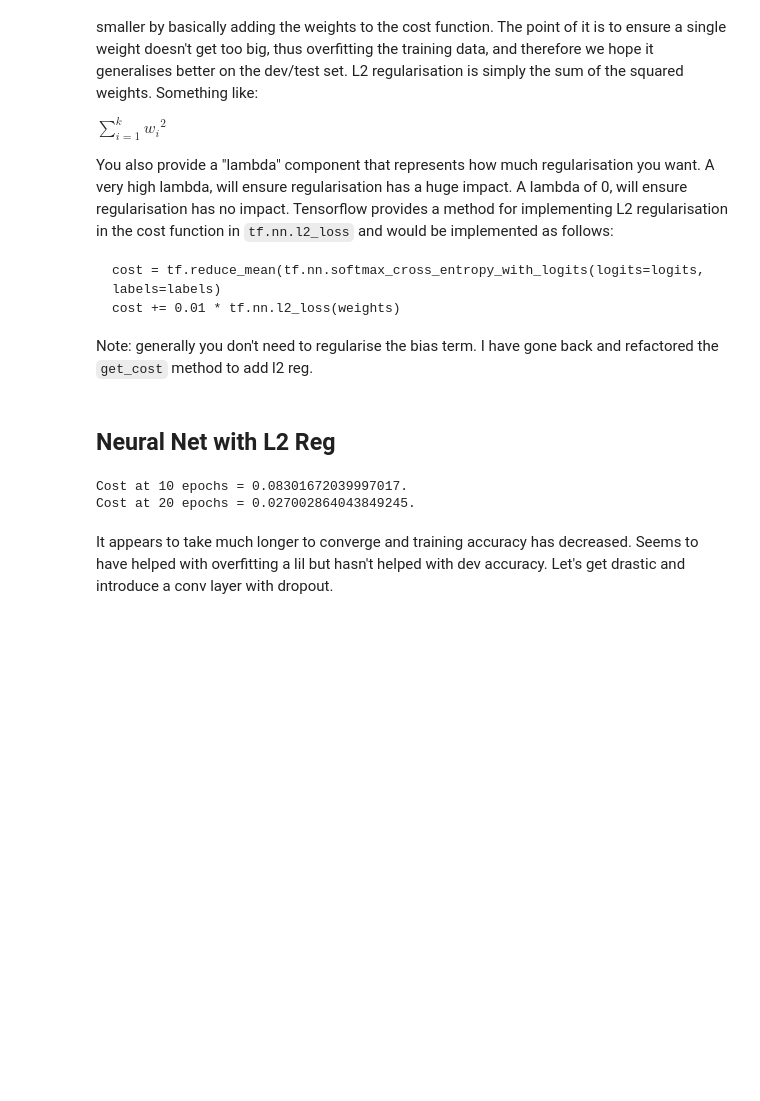
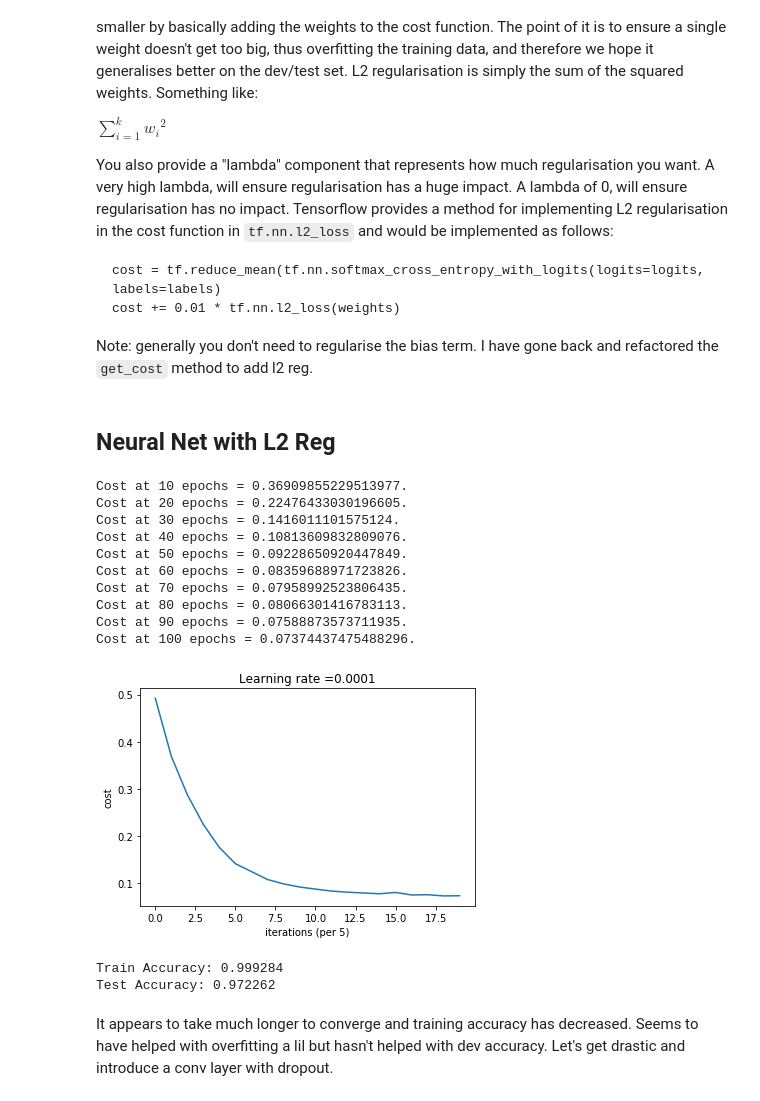
Before and after one commit to Technology-Notes/kaggle-notebooks, a Jupyter notebook: digit-recognizer/kaggle-digit-recognizer.ipynb, the cells around one changed output. Drawn from its saved outputs; the diff is of its cells as text; code cells hidden in the pictures; blank space fills up the shorter version.

```diff
--- a/digit-recognizer/kaggle-digit-recognizer.ipynb
+++ b/digit-recognizer/kaggle-digit-recognizer.ipynb
@@ -250,23 +250,34 @@ optimizer = tf.train.AdamOptimizer(learning_rate=learning_rate).minimize(cost)
 # %%
 with tf.Session() as sess:
     sess.run(tf.global_variables_initializer())
 
     costs = Epochs(sess, optimizer, cost, accuracy, x, y).run(train_x, train_y)
 
     plot_costs(costs, learning_rate)
 
     # Save params
     saved_weights = sess.run(weights)
     saved_biases = sess.run(biases)
 
     # Save checkpoint
-    saver.save(sess, './5_layer_nn_l2.ckpt')
+    saver.save(sess, './checkpoints/5_layer_nn_l2.ckpt')
 
     print ("Train Accuracy:", accuracy.eval({x: train_x, y: train_y}))
     print ("Test Accuracy:", accuracy.eval({x: dev_x, y: dev_y}))
 # %% [output]
-Cost at 10 epochs = 0.08301672039997017.
-Cost at 20 epochs = 0.027002864043849245.
+Cost at 10 epochs = 0.36909855229513977.
+Cost at 20 epochs = 0.22476433030196605.
+Cost at 30 epochs = 0.1416011101575124.
+Cost at 40 epochs = 0.10813609832809076.
+Cost at 50 epochs = 0.09228650920447849.
+Cost at 60 epochs = 0.08359688971723826.
+Cost at 70 epochs = 0.07958992523806435.
+Cost at 80 epochs = 0.08066301416783113.
+Cost at 90 epochs = 0.07588873573711935.
+Cost at 100 epochs = 0.07374437475488296.
+[figure, added]
+Train Accuracy: 0.999284
+Test Accuracy: 0.972262
 # %% [markdown]
 It appears to take much longer to converge and training accuracy has decreased. Seems to have helped with overfitting a lil but hasn't helped with dev accuracy. Let's get drastic and introduce a conv layer with dropout.
 # %% [markdown]
```
Also changed, not shown: parts of 14 cells of this notebook.
